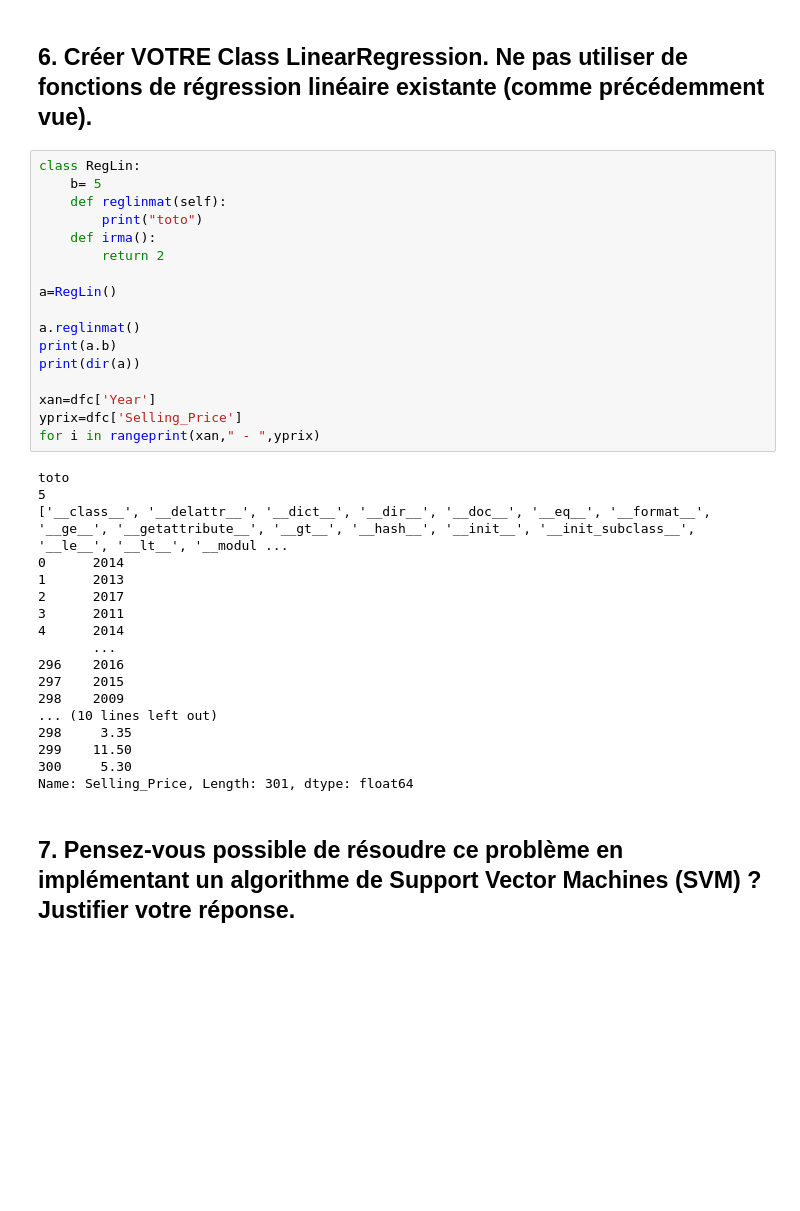
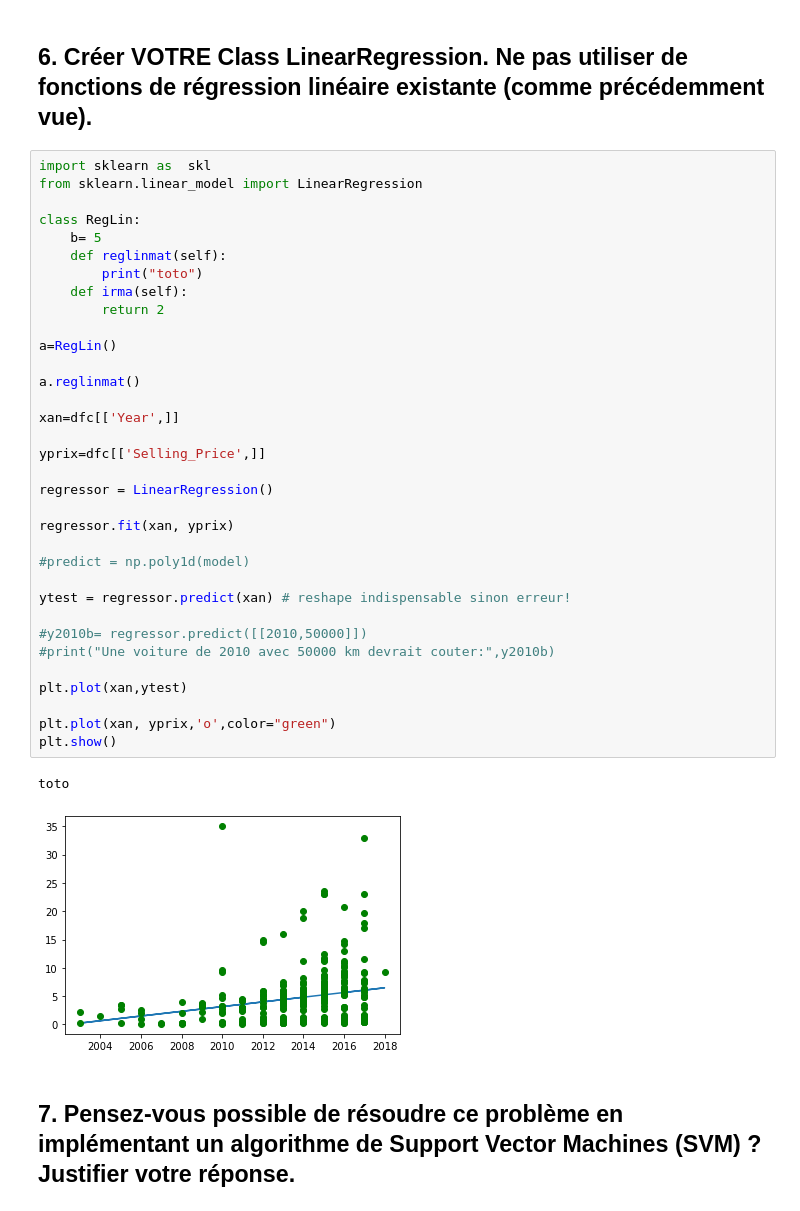
Before and after one commit to jpphi/brief1, a Jupyter notebook: Brief1 - rendu.ipynb, the cells around one changed output. Saved outputs shown, nothing was run; the diff lists cells and outputs as text; blank space fills up the shorter version.

Commit message:
Fin de journée: faire à partir de sklearn

```diff
--- a/Brief1 - rendu.ipynb
+++ b/Brief1 - rendu.ipynb
@@ -409,39 +421,41 @@ corrélation linéaire entre les variables ?)
 Proposer un outil de visualisation Matplotlib permettant d'appuyer votre argumentation.
 # %% [markdown]
 ## 6. Créer VOTRE Class LinearRegression. Ne pas utiliser de fonctions de régression linéaire existante (comme précédemment vue).
-# %%
-class RegLin:
-    b= 5
-    def reglinmat(self):
-        print("toto")
-    def irma():
-        return 2
-
-a=RegLin()
-
-a.reglinmat()
-print(a.b)
-print(dir(a))
-
-xan=dfc['Year']
-yprix=dfc['Selling_Price']
-for i in rangeprint(xan," - ",yprix)
-# %% [output]
-toto
-5
-['__class__', '__delattr__', '__dict__', '__dir__', '__doc__', '__eq__', '__format__', '__ge__', '__getattribute__', '__gt__', '__hash__', '__init__', '__init_subclass__', '__le__', '__lt__', '__modul ...
-0      2014
-1      2013
-2      2017
-3      2011
-4      2014
-       ...
-296    2016
-297    2015
-298    2009
-... (10 lines left out)
-298     3.35
-299    11.50
-300     5.30
-Name: Selling_Price, Length: 301, dtype: float64
+# %%
+import sklearn as  skl
+from sklearn.linear_model import LinearRegression
+
+class RegLin:
+    b= 5
+    def reglinmat(self):
+        print("toto")
+    def irma(self):
+        return 2
+
+a=RegLin()
+
+a.reglinmat()
+
+xan=dfc[['Year',]]
+
+yprix=dfc[['Selling_Price',]]
+
+regressor = LinearRegression()
+
+regressor.fit(xan, yprix)
+
+#predict = np.poly1d(model)
+
+ytest = regressor.predict(xan) # reshape indispensable sinon erreur!
+
+#y2010b= regressor.predict([[2010,50000]])
+#print("Une voiture de 2010 avec 50000 km devrait couter:",y2010b)
+
+plt.plot(xan,ytest)
+
+plt.plot(xan, yprix,'o',color="green")
+plt.show()
+# %% [output]
+toto
+[figure, added]
 # %% [markdown]
```
Also changed, not shown: parts of 7 cells of this notebook.
